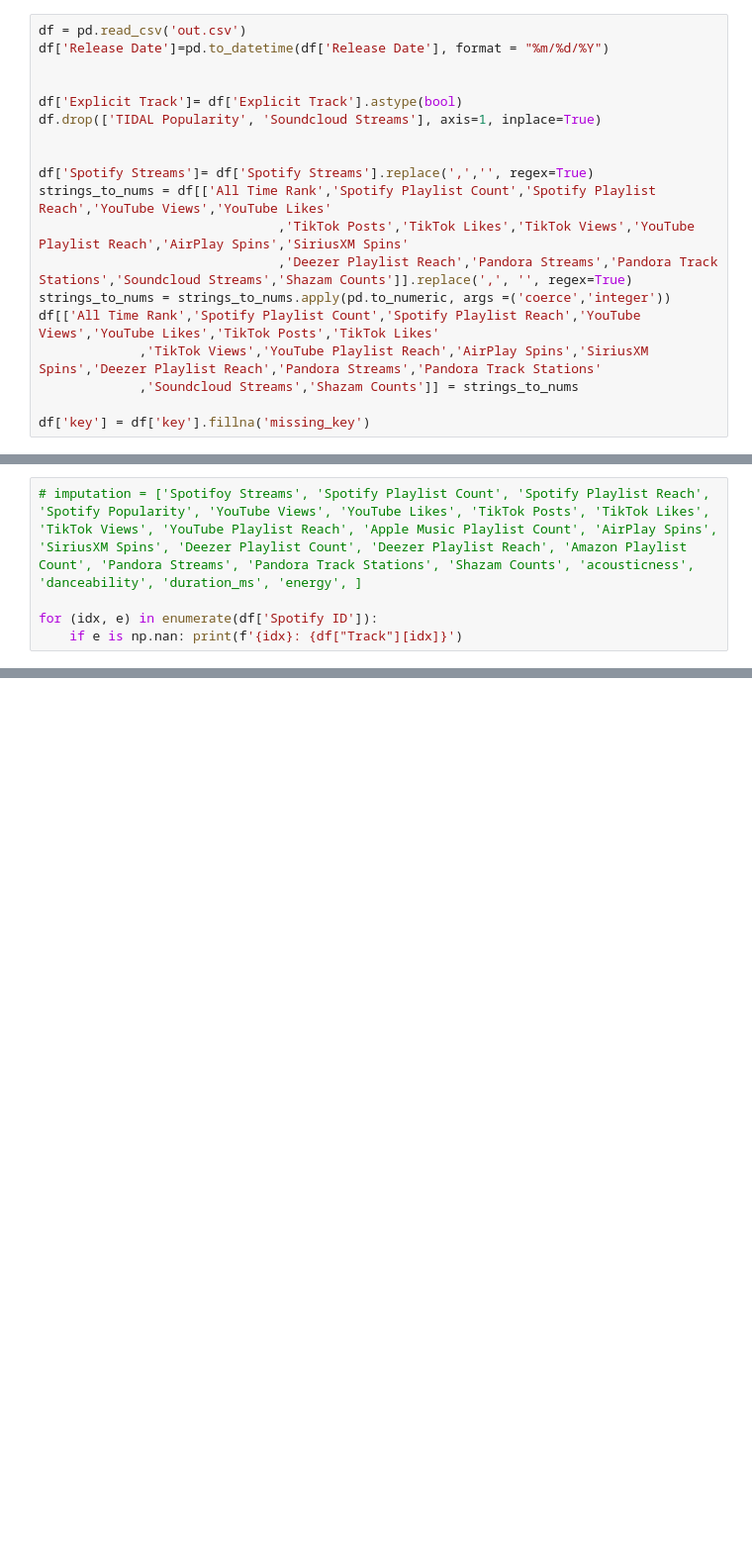
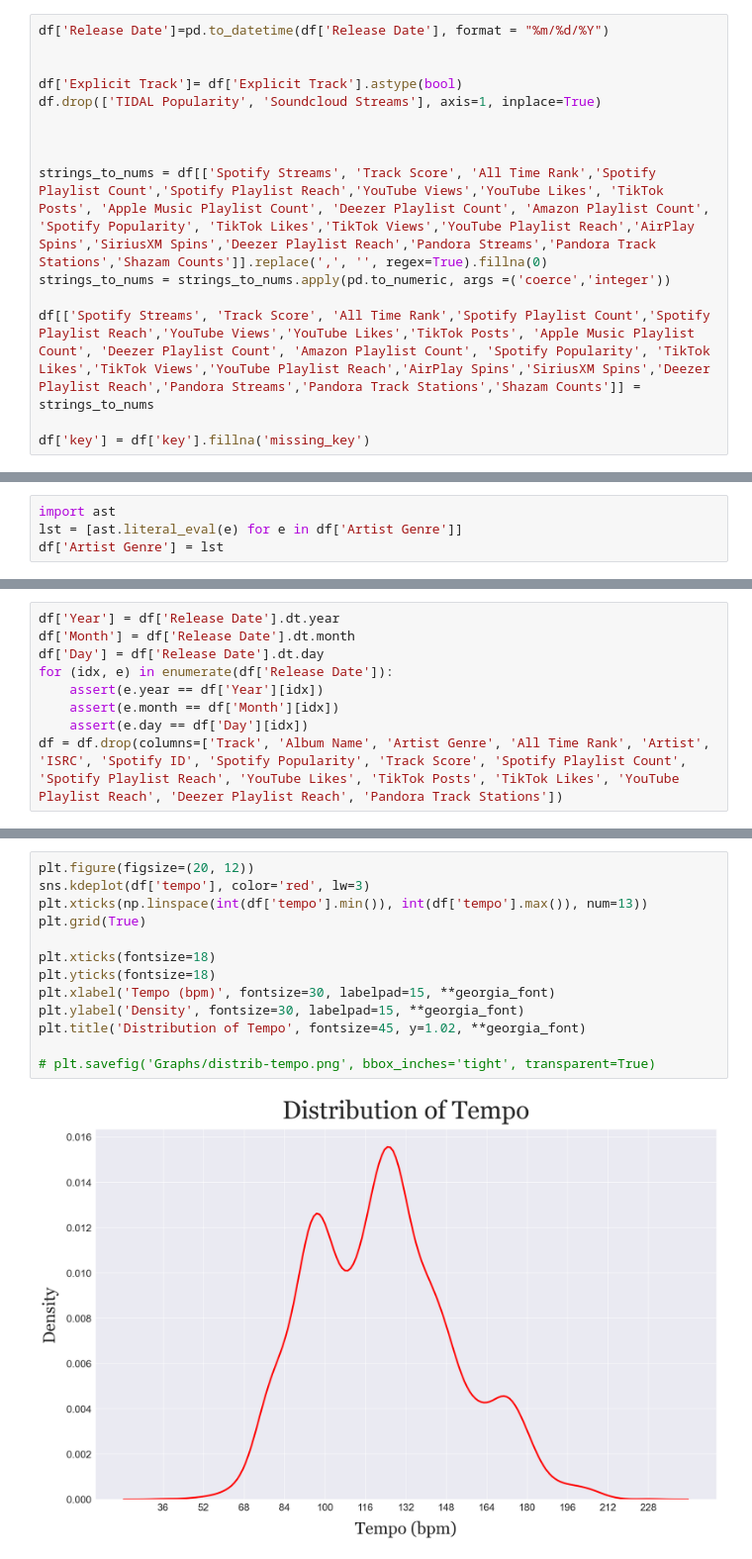
Before and after one commit to bz421/SpotifyProject, a Jupyter notebook: TrackFeaturesAnalysis.ipynb, the cells around one changed output, grey strips where cells are left out. Shown at 99% size. Drawn from its saved outputs; the diff is of its cells as text; blank space fills up the shorter version.

```diff
--- a/TrackFeaturesAnalysis.ipynb
+++ b/TrackFeaturesAnalysis.ipynb
@@ -14,5 +40,4 @@ import scipy.cluster.hierarchy as sch
 # %%
-df = pd.read_csv('out.csv')
 df['Release Date']=pd.to_datetime(df['Release Date'], format = "%m/%d/%Y")
 
 
@@ -20,13 +45,10 @@ df['Explicit Track']= df['Explicit Track'].astype(bool)
 df.drop(['TIDAL Popularity', 'Soundcloud Streams'], axis=1, inplace=True)
 
 
-df['Spotify Streams']= df['Spotify Streams'].replace(',','', regex=True)
-strings_to_nums = df[['All Time Rank','Spotify Playlist Count','Spotify Playlist Reach','YouTube Views','YouTube Likes'
-                               ,'TikTok Posts','TikTok Likes','TikTok Views','YouTube Playlist Reach','AirPlay Spins','SiriusXM Spins'
-                               ,'Deezer Playlist Reach','Pandora Streams','Pandora Track Stations','Soundcloud Streams','Shazam Counts']].replace(',', '', regex=True)
+
+strings_to_nums = df[['Spotify Streams', 'Track Score', 'All Time Rank','Spotify Playlist Count','Spotify Playlist Reach','YouTube Views','YouTube Likes', 'TikTok Posts', 'Apple Music Playlist Count', 'Deezer Playlist Count', 'Amazon Playlist Count', 'Spotify Popularity', 'TikTok Likes','TikTok Views','YouTube Playlist Reach','AirPlay Spins','SiriusXM Spins','Deezer Playlist Reach','Pandora Streams','Pandora Track Stations','Shazam Counts']].replace(',', '', regex=True).fillna(0)
 strings_to_nums = strings_to_nums.apply(pd.to_numeric, args =('coerce','integer'))
-df[['All Time Rank','Spotify Playlist Count','Spotify Playlist Reach','YouTube Views','YouTube Likes','TikTok Posts','TikTok Likes'
-             ,'TikTok Views','YouTube Playlist Reach','AirPlay Spins','SiriusXM Spins','Deezer Playlist Reach','Pandora Streams','Pandora Track Stations'
-             ,'Soundcloud Streams','Shazam Counts']] = strings_to_nums
+
+df[['Spotify Streams', 'Track Score', 'All Time Rank','Spotify Playlist Count','Spotify Playlist Reach','YouTube Views','YouTube Likes','TikTok Posts', 'Apple Music Playlist Count', 'Deezer Playlist Count', 'Amazon Playlist Count', 'Spotify Popularity', 'TikTok Likes','TikTok Views','YouTube Playlist Reach','AirPlay Spins','SiriusXM Spins','Deezer Playlist Reach','Pandora Streams','Pandora Track Stations','Shazam Counts']] = strings_to_nums
 
 df['key'] = df['key'].fillna('missing_key')
@@ -35,6 +55,5 @@ KeyError: "['Soundcloud Streams'] not in index"
-# %%
-# imputation = ['Spotifoy Streams', 'Spotify Playlist Count', 'Spotify Playlist Reach', 'Spotify Popularity', 'YouTube Views', 'YouTube Likes', 'TikTok Posts', 'TikTok Likes', 'TikTok Views', 'YouTube Playlist Reach', 'Apple Music Playlist Count', 'AirPlay Spins', 'SiriusXM Spins', 'Deezer Playlist Count', 'Deezer Playlist Reach', 'Amazon Playlist Count', 'Pandora Streams', 'Pandora Track Stations', 'Shazam Counts', 'acousticness', 'danceability', 'duration_ms', 'energy', ]
-
-for (idx, e) in enumerate(df['Spotify ID']):
-    if e is np.nan: print(f'{idx}: {df["Track"][idx]}')
+# %%
+import ast
+lst = [ast.literal_eval(e) for e in df['Artist Genre']]
+df['Artist Genre'] = lst
 # %%
@@ -59,0 +69,9 @@ memory usage: 1.4+ MB
+# %%
+df['Year'] = df['Release Date'].dt.year
+df['Month'] = df['Release Date'].dt.month
+df['Day'] = df['Release Date'].dt.day
+for (idx, e) in enumerate(df['Release Date']):
+    assert(e.year == df['Year'][idx])
+    assert(e.month == df['Month'][idx])
+    assert(e.day == df['Day'][idx])
+df = df.drop(columns=['Track', 'Album Name', 'Artist Genre', 'All Time Rank', 'Artist', 'ISRC', 'Spotify ID', 'Spotify Popularity', 'Track Score', 'Spotify Playlist Count', 'Spotify Playlist Reach', 'YouTube Likes', 'TikTok Posts', 'TikTok Likes', 'YouTube Playlist Reach', 'Deezer Playlist Reach', 'Pandora Track Stations'])
@@ -59,0 +131,15 @@ memory usage: 1.4+ MB
+# %%
+plt.figure(figsize=(20, 12))
+sns.kdeplot(df['tempo'], color='red', lw=3)
+plt.xticks(np.linspace(int(df['tempo'].min()), int(df['tempo'].max()), num=13))
+plt.grid(True)
+
+plt.xticks(fontsize=18)
+plt.yticks(fontsize=18)
+plt.xlabel('Tempo (bpm)', fontsize=30, labelpad=15, **georgia_font)
+plt.ylabel('Density', fontsize=30, labelpad=15, **georgia_font)
+plt.title('Distribution of Tempo', fontsize=45, y=1.02, **georgia_font)
+
+# plt.savefig('Graphs/distrib-tempo.png', bbox_inches='tight', transparent=True)
+# %% [output]
+[figure, added]
```
Also changed, not shown: parts of 15 cells of this notebook, 1 other file.
